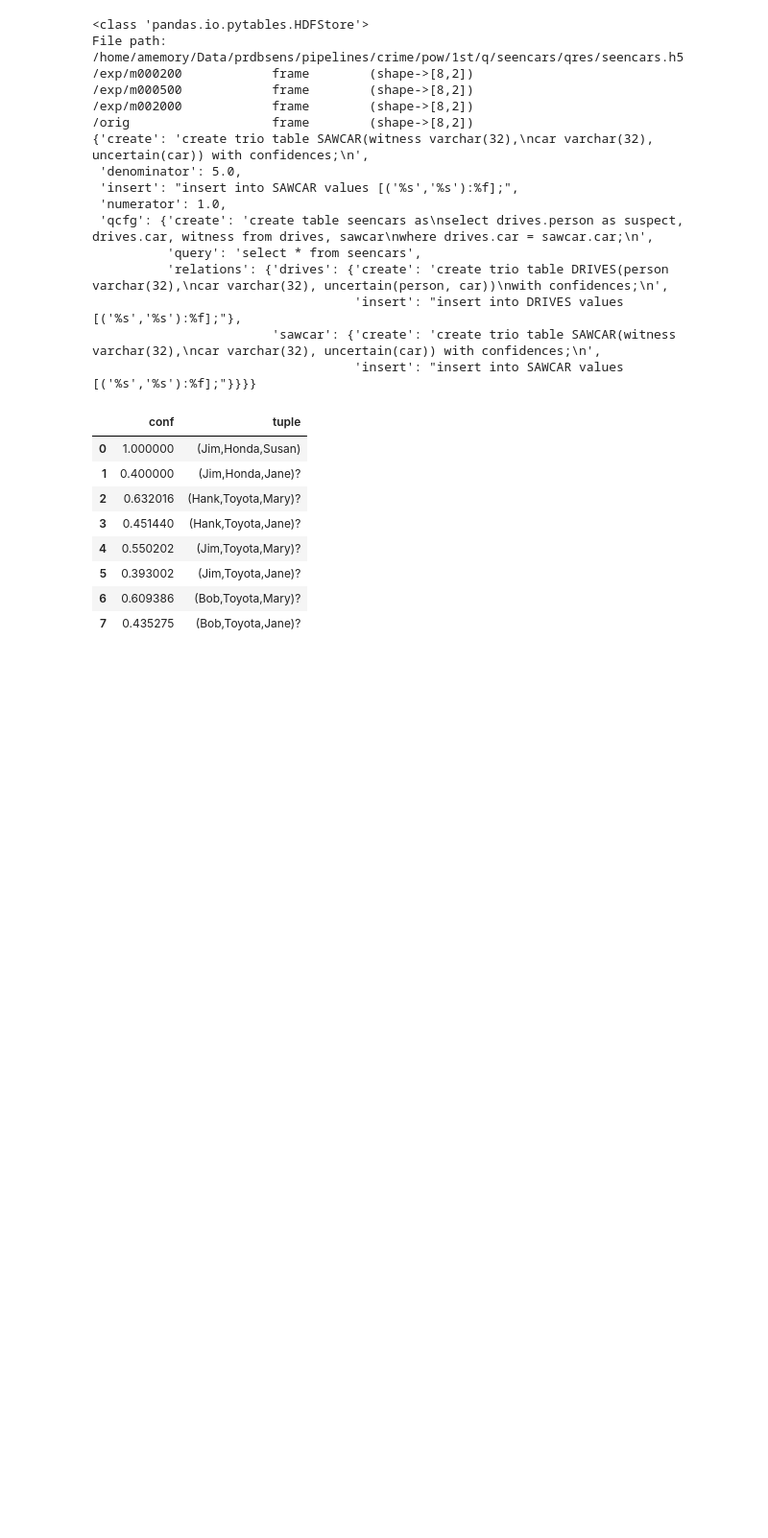
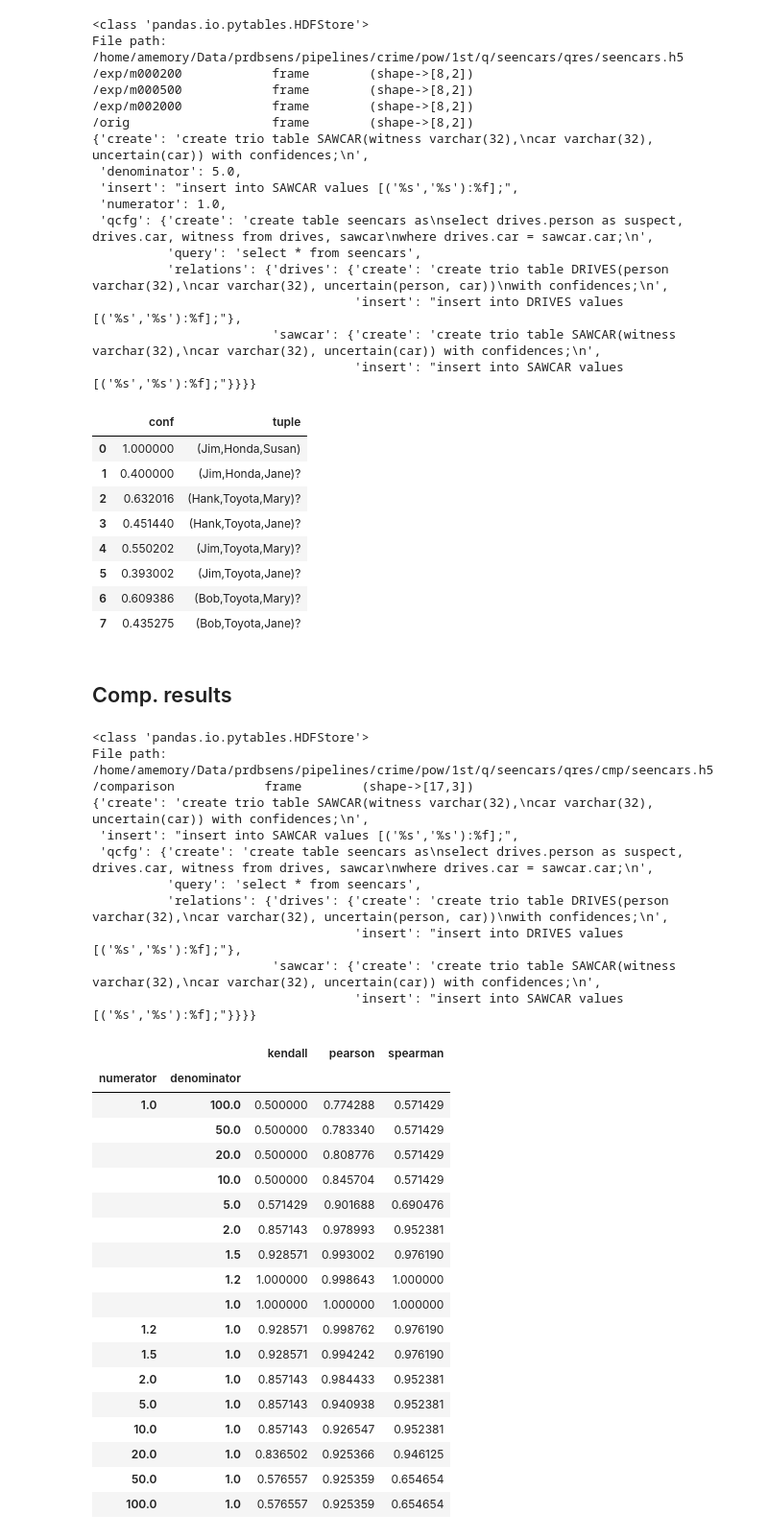
Before and after one commit to alexmemory/PrDBSens, a Jupyter notebook: notes/20150409_ACM_trio.ipynb, the cells around one changed output. Shown at 96% size. Drawn from its saved outputs; the diff is of its cells as text; code cells hidden in the pictures; blank space fills up the shorter version.

```diff
--- a/notes/20150409_ACM_trio.ipynb
+++ b/notes/20150409_ACM_trio.ipynb
@@ -977,3 +989,44 @@ File path: /home/amemory/Data/prdbsens/pipelines/crime/pow/1st/q/seencars/qres/s
 | 5 | 0.393002 | (Jim,Toyota,Jane)? |
 | 6 | 0.609386 | (Bob,Toyota,Mary)? |
 | 7 | 0.435275 | (Bob,Toyota,Jane)? |
+# %% [markdown]
+## Comp. results
+# %%
+with pd.HDFStore('/home/amemory/Data/prdbsens/pipelines/crime/pow/1st/q/seencars/qres/cmp/seencars.h5','r') as sto:
+    print sto
+    k = sto.keys()[0]
+    #k = 'exp/m000200'
+    scr = sto[k]
+    pprint.pprint(sto.get_storer(k).attrs.info)
+scr
+# %% [output]
+<class 'pandas.io.pytables.HDFStore'>
+File path: /home/amemory/Data/prdbsens/pipelines/crime/pow/1st/q/seencars/qres/cmp/seencars.h5
+/comparison            frame        (shape->[17,3])
+{'create': 'create trio table SAWCAR(witness varchar(32),\ncar varchar(32), uncertain(car)) with confidences;\n',
+ 'insert': "insert into SAWCAR values [('%s','%s'):%f];",
+ 'qcfg': {'create': 'create table seencars as\nselect drives.person as suspect, drives.car, witness from drives, sawcar\nwhere drives.car = sawcar.car;\n',
+          'query': 'select * from seencars',
+          'relations': {'drives': {'create': 'create trio table DRIVES(person varchar(32),\ncar varchar(32), uncertain(person, car))\nwith confidences;\n',
+                                   'insert': "insert into DRIVES values [('%s','%s'):%f];"},
+                        'sawcar': {'create': 'create trio table SAWCAR(witness varchar(32),\ncar varchar(32), uncertain(car)) with confidences;\n',
+                                   'insert': "insert into SAWCAR values [('%s','%s'):%f];"}}}}
+|  |  | kendall | pearson | spearman |
+| numerator | denominator |  |  |  |
+| 1.0 | 100.0 | 0.500000 | 0.774288 | 0.571429 |
+|  | 50.0 | 0.500000 | 0.783340 | 0.571429 |
+|  | 20.0 | 0.500000 | 0.808776 | 0.571429 |
+|  | 10.0 | 0.500000 | 0.845704 | 0.571429 |
+|  | 5.0 | 0.571429 | 0.901688 | 0.690476 |
+|  | 2.0 | 0.857143 | 0.978993 | 0.952381 |
+|  | 1.5 | 0.928571 | 0.993002 | 0.976190 |
+|  | 1.2 | 1.000000 | 0.998643 | 1.000000 |
+|  | 1.0 | 1.000000 | 1.000000 | 1.000000 |
+| 1.2 | 1.0 | 0.928571 | 0.998762 | 0.976190 |
+| 1.5 | 1.0 | 0.928571 | 0.994242 | 0.976190 |
+| 2.0 | 1.0 | 0.857143 | 0.984433 | 0.952381 |
+| 5.0 | 1.0 | 0.857143 | 0.940938 | 0.952381 |
+| 10.0 | 1.0 | 0.857143 | 0.926547 | 0.952381 |
+| 20.0 | 1.0 | 0.836502 | 0.925366 | 0.946125 |
+| 50.0 | 1.0 | 0.576557 | 0.925359 | 0.654654 |
+| 100.0 | 1.0 | 0.576557 | 0.925359 | 0.654654 |
```
Also changed, not shown: parts of 18 cells of this notebook, 1 other file.
